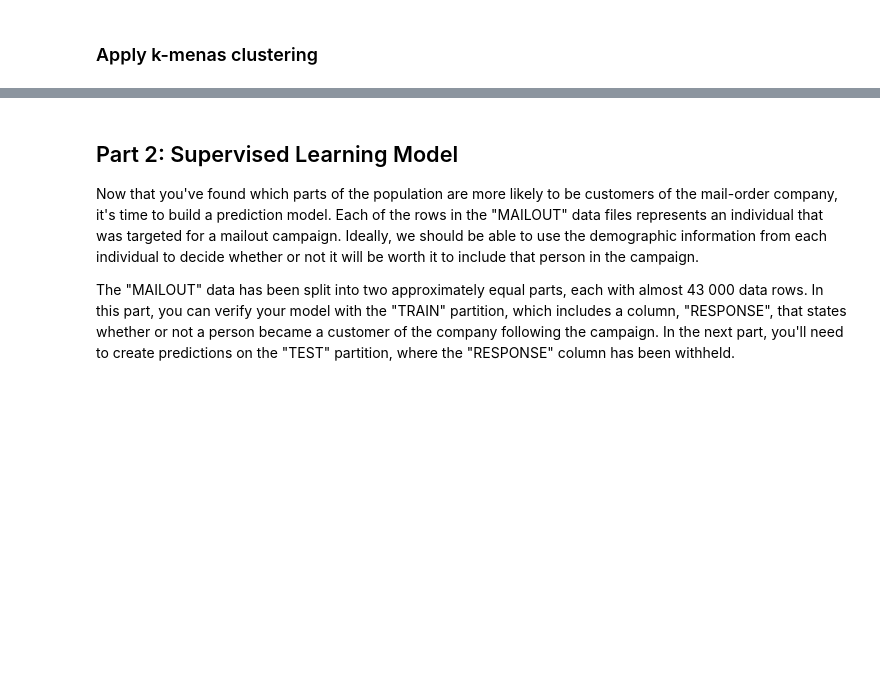
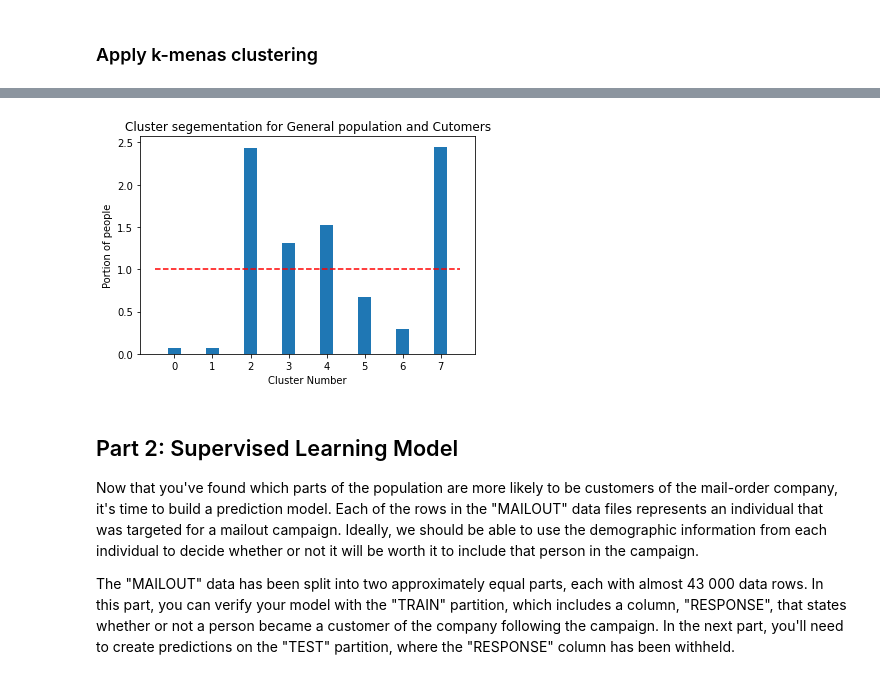
Before and after one commit to supulij/Arvato-Customer-Segmentation-for-mail-order, a Jupyter notebook: Arvato Project Workbook .ipynb, the cells around one changed output, grey strips where cells are left out. Saved outputs shown, nothing was run; the diff lists cells and outputs as text; code cells hidden in the pictures; blank space fills up the shorter version.

```diff
--- a/Arvato Project Workbook .ipynb
+++ b/Arvato Project Workbook .ipynb
@@ -470,3 +535,17 @@ customers_pca = pd.read_csv("customers_transformed.gzip",compression='gzip')
+# %%
+#plot the ratio for each cluster grph
+
+cluster_ratio = (customers_counts/customers_counts.sum())/(azdias_counts/azdias_counts.sum()) #caluclate the ratio
+
+ratio_chart = plt.bar(x, cluster_ratio,width)
+plt.ylabel('Portion of people')
+plt.title('Cluster segementation for General population and Cutomers')
+plt.xlabel('Cluster Number')
+plt.hlines(y=1, xmin=-0.5, xmax=7.5, colors='r',linestyles='dashed')
+plt.xticks(x)
+plt.show()
+# %% [output]
+[figure, added]
 # %% [markdown]
 ## Part 2: Supervised Learning Model
 
```
Also changed, not shown: parts of 36 cells of this notebook.
